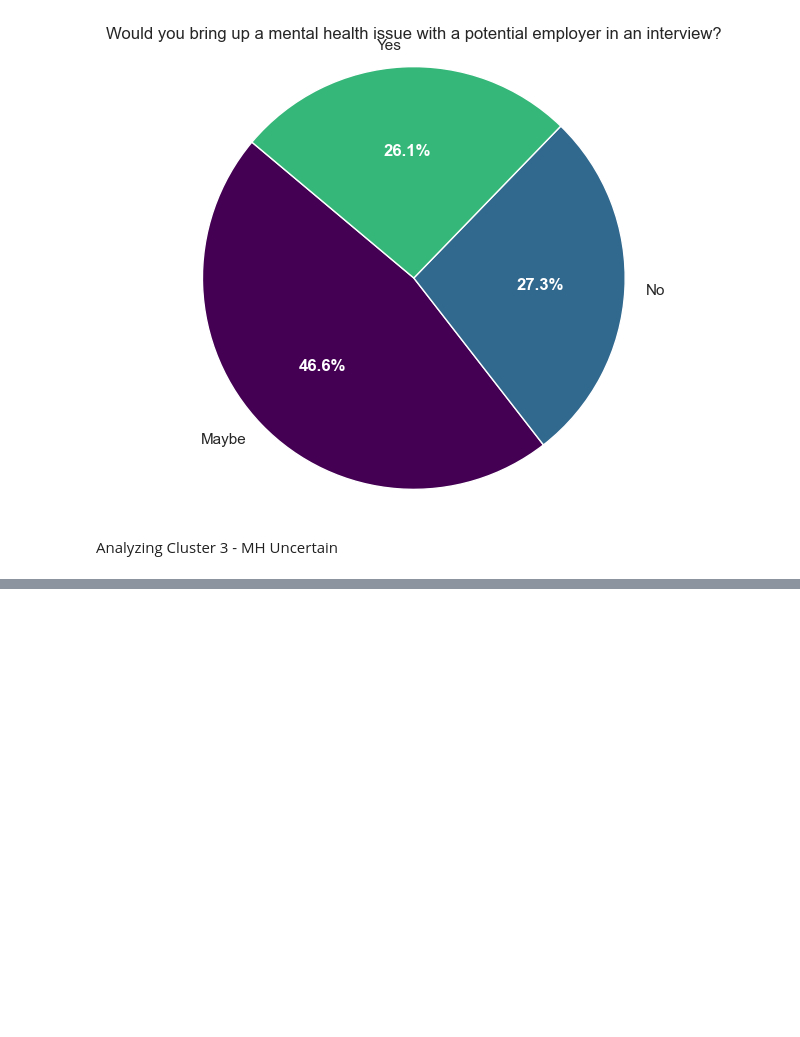
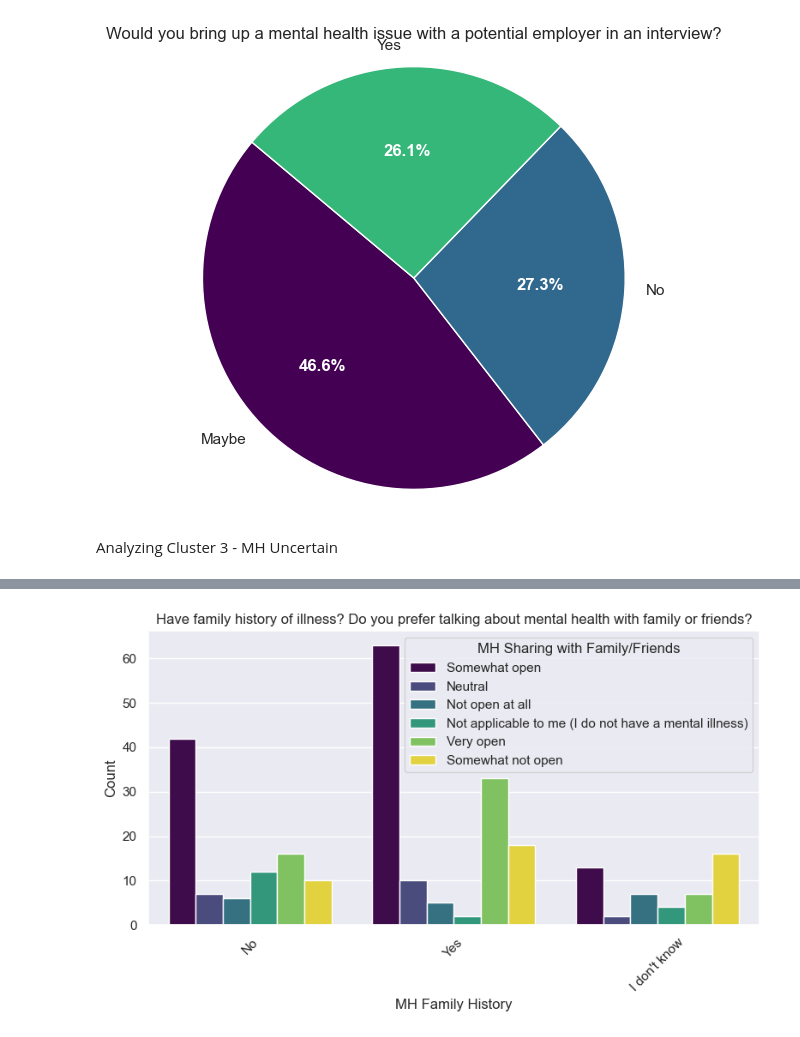
Before and after one commit to Oumaymabamoh/ML_Mental_Health_Cluster_Insights, a Jupyter notebook: data_eda.ipynb, the cells around one changed output, grey strips where cells are left out. Cells and saved outputs as stored; diff of their text form; code cells hidden in the pictures; blank space fills up the shorter version.

```diff
--- a/data_eda.ipynb
+++ b/data_eda.ipynb
@@ -1664,0 +1676,6 @@ Analyzing Cluster 3 - MH Uncertain
+# %%
+create_count_plot_with_hue(df_cl_3_mh_uncertain, x_col='MH Family History',
+hue_col='MH Sharing with Family/Friends',
+title='Have family history of illness? Do you prefer talking about mental health with family or friends?')
+# %% [output]
+[figure, added]
```
Also changed, not shown: parts of 6 cells of this notebook.
